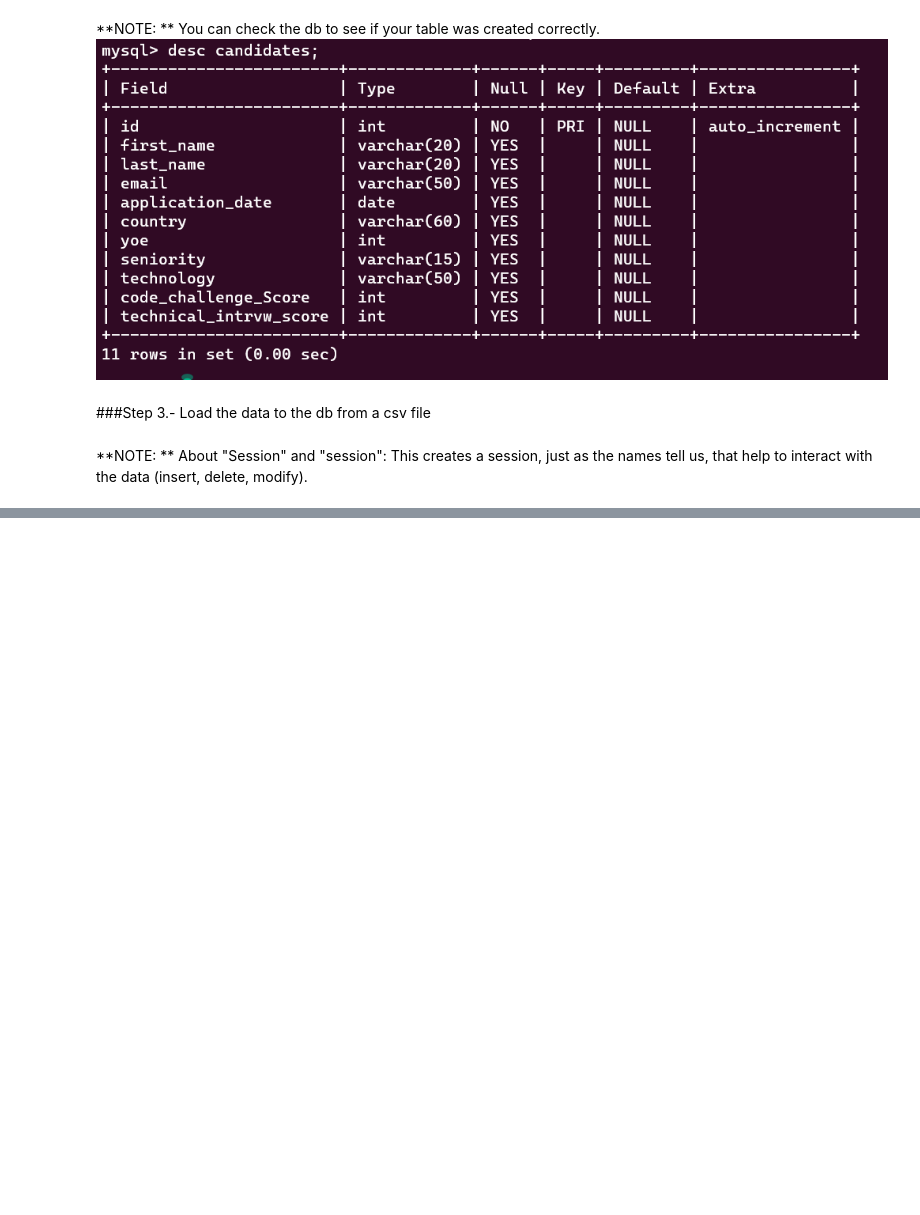
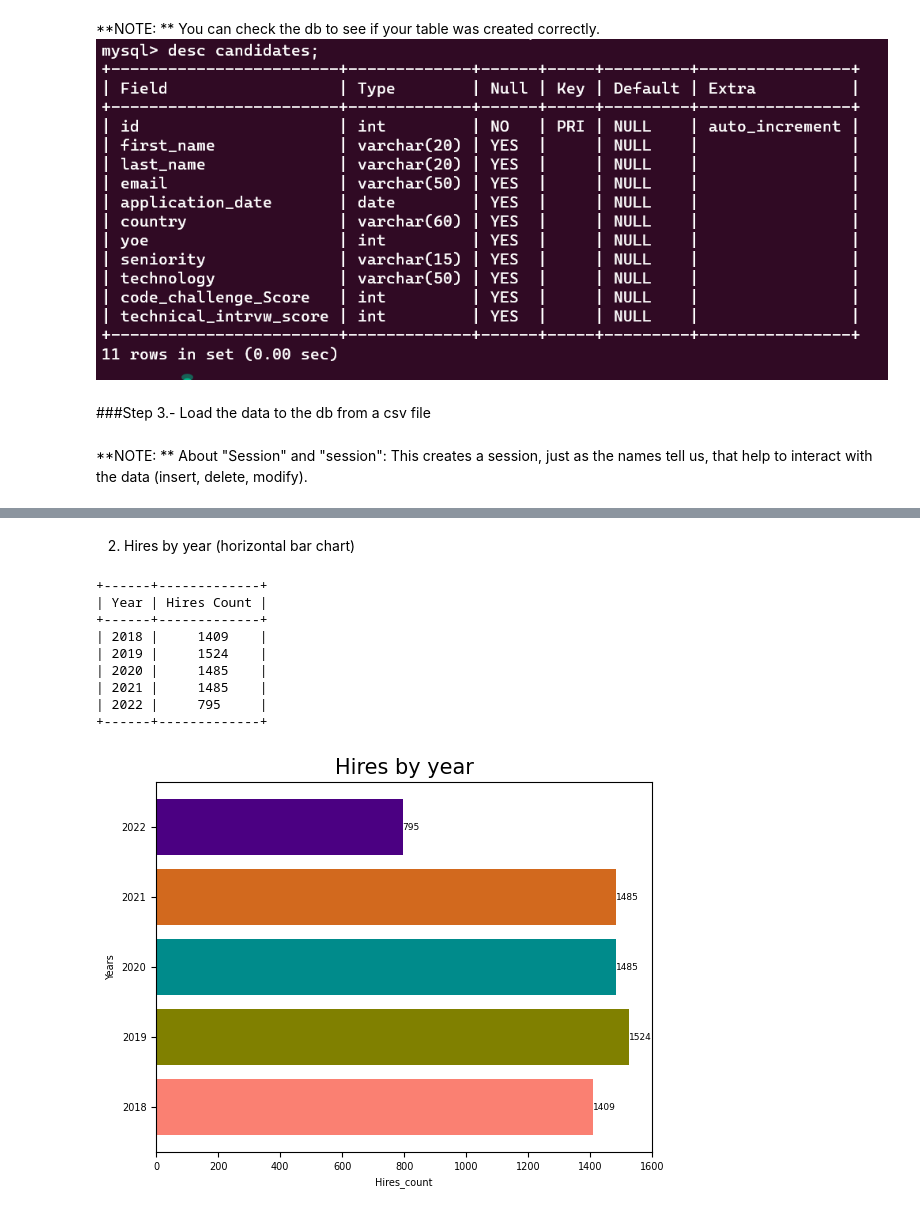
Before and after one commit to xilenAtenea/workshop_001etl, a Jupyter notebook: etl_workshop.ipynb, the cells around one changed output, grey strips where cells are left out. Saved outputs shown, nothing was run; the diff lists cells and outputs as text; code cells hidden in the pictures; blank space fills up the shorter version.

```diff
--- a/etl_workshop.ipynb
+++ b/etl_workshop.ipynb
@@ -90,0 +145,48 @@ session.close()
+# %% [markdown]
+
+2. Hires by year (horizontal bar chart)
+# %%
+Session = sessionmaker(bind=mysql_engine)
+session = Session()
+
+groupby_year= session.query(func.extract('year', Table.application_date), func.count(Table.application_date)).filter(and_(Table.code_challenge_Score >= 7, Table.technical_intrvw_score >= 7)).group_by(func.extract('year', Table.application_date)).order_by(func.extract('year', Table.application_date)).all()
+# print (groupby_year)
+
+session.close()
+
+result2 = PrettyTable()
+result2.field_names = ["Year", "Hires Count"]
+
+###These lists will help me for the chart.###
+years_list = []
+hires_count_list = []
+
+for year, hires_count in groupby_year:
+    result2.add_row([year, hires_count])
+    years_list.append(year)
+    hires_count_list.append(hires_count)
+print(result2)
+# print(years_list)
+# print(hires_count_list)
+
+colors = ['salmon', 'olive', 'darkcyan', 'chocolate', 'indigo']
+bars=plt.barh(years_list, hires_count_list, color = colors)
+for bar in bars:
+    plt.text(bar.get_width(), bar.get_y() + bar.get_height()/2,
+             f'{bar.get_width():.0f}',
+             va='center', fontsize=6.5, color='black')
+plt.ylabel("Years")
+plt.xlabel("Hires_count")
+plt.title("Hires by year", fontsize=15)
+plt.show()
+# %% [output]
++------+-------------+
+| Year | Hires Count |
++------+-------------+
+| 2018 |     1409    |
+| 2019 |     1524    |
+| 2020 |     1485    |
+| 2021 |     1485    |
+| 2022 |     795     |
++------+-------------+
+[figure, added]
```
Also changed, not shown: parts of 11 cells of this notebook.
